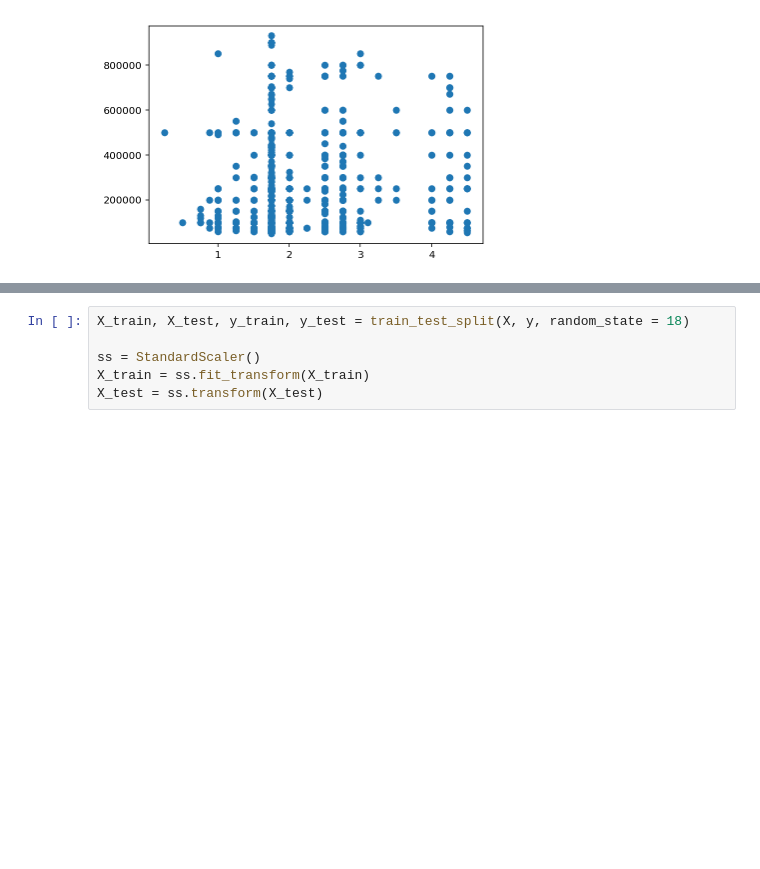
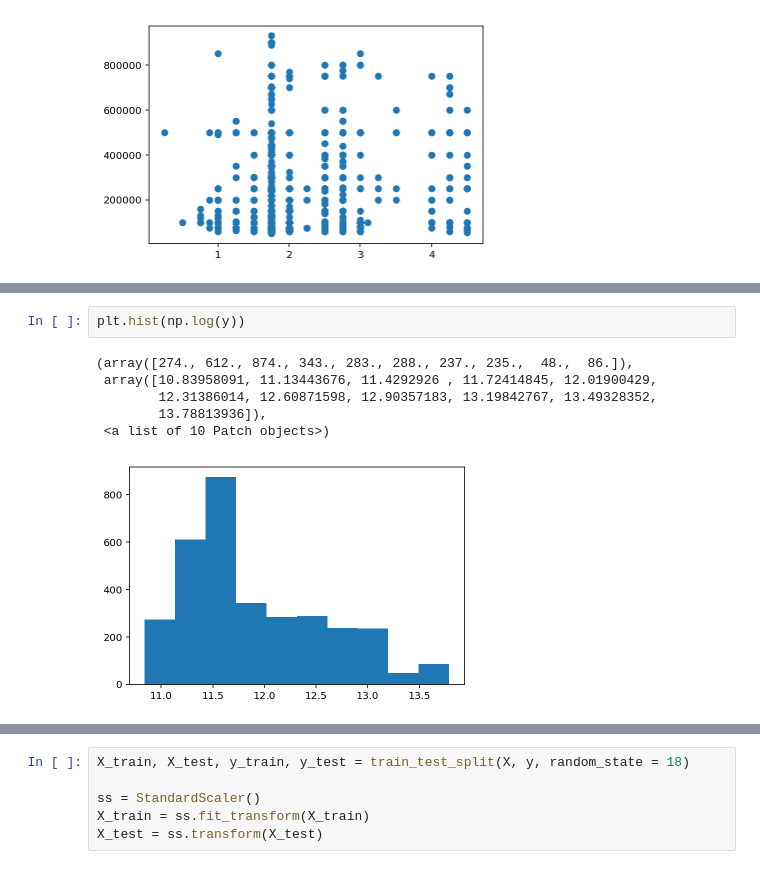
Before and after one commit to emmagrimaldi/Capstone_Predicting_Storm_Damages, a Jupyter notebook: Capstone_part3_model_by_phenomenon.ipynb, the cells around one changed output, grey strips where cells are left out. Saved outputs shown, nothing was run; the diff lists cells and outputs as text; blank space fills up the shorter version.

```diff
--- a/Capstone_part3_model_by_phenomenon.ipynb
+++ b/Capstone_part3_model_by_phenomenon.ipynb
@@ -121,3 +121,12 @@ X.head()
+# %%
+plt.hist(np.log(y))
+# %% [output]
+(array([274., 612., 874., 343., 283., 288., 237., 235.,  48.,  86.]),
+ array([10.83958091, 11.13443676, 11.4292926 , 11.72414845, 12.01900429,
+        12.31386014, 12.60871598, 12.90357183, 13.19842767, 13.49328352,
+        13.78813936]),
+ <a list of 10 Patch objects>)
+[figure, added]
 # %%
 X.shape
 # %% [output]
```
Also changed, not shown: parts of 17 cells of this notebook, 8 other files.
